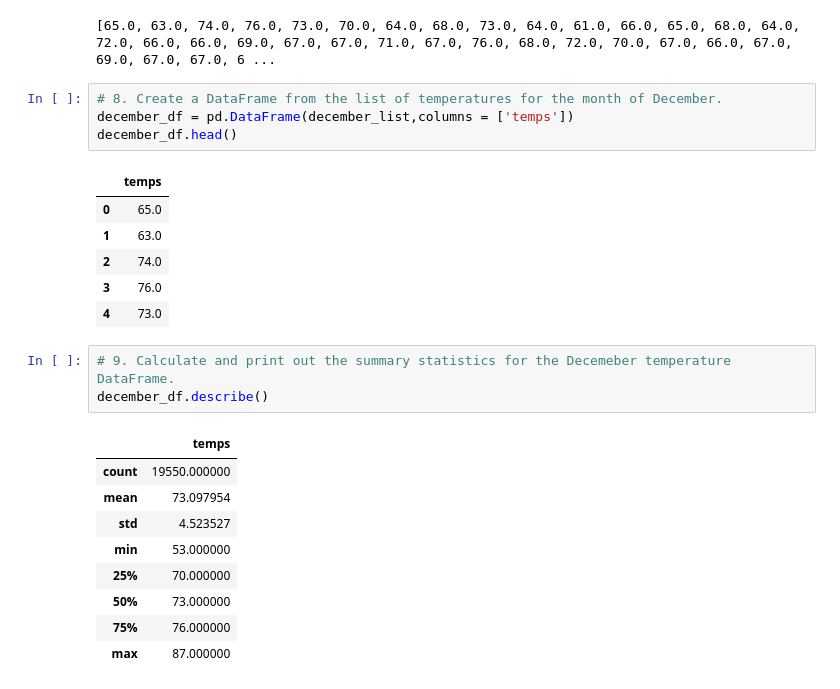
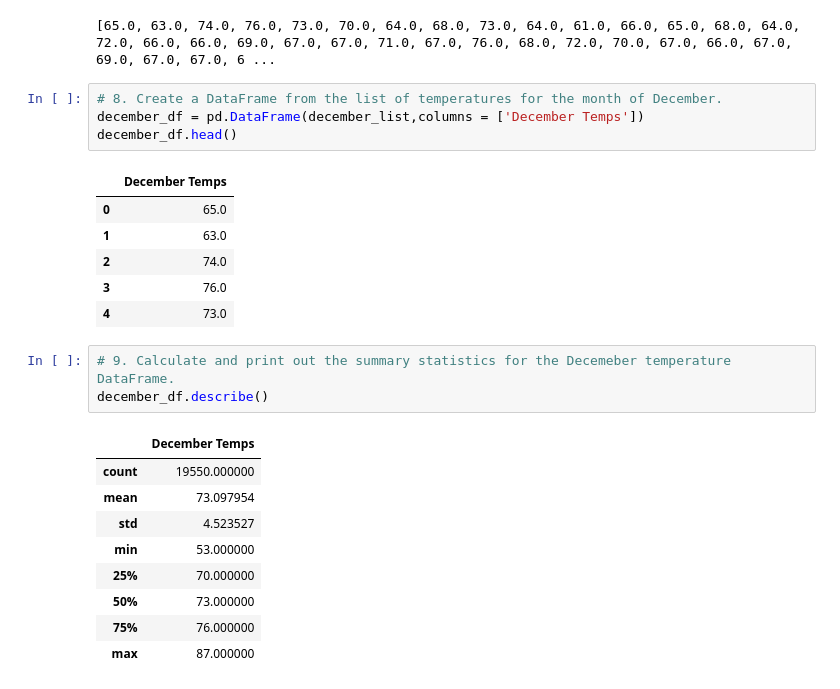
Before and after one commit to RileyCC56/Surfs_Up, a Jupyter notebook: SurfsUp_Challenge.ipynb, the cells around one changed output. Cells and saved outputs as stored; diff of their text form.

```diff
--- a/SurfsUp_Challenge.ipynb
+++ b/SurfsUp_Challenge.ipynb
@@ -80,10 +80,10 @@ print(december_list)
 [65.0, 63.0, 74.0, 76.0, 73.0, 70.0, 64.0, 68.0, 73.0, 64.0, 61.0, 66.0, 65.0, 68.0, 64.0, 72.0, 66.0, 66.0, 69.0, 67.0, 67.0, 71.0, 67.0, 76.0, 68.0, 72.0, 70.0, 67.0, 66.0, 67.0, 69.0, 67.0, 67.0, 6 ...
 # %%
 # 8. Create a DataFrame from the list of temperatures for the month of December.
-december_df = pd.DataFrame(december_list,columns = ['temps'])
+december_df = pd.DataFrame(december_list,columns = ['December Temps'])
 december_df.head()
 # %% [output]
-|  | temps |
+|  | December Temps |
 | 0 | 65.0 |
 | 1 | 63.0 |
 | 2 | 74.0 |
@@ -93,7 +93,7 @@ december_df.head()
 # 9. Calculate and print out the summary statistics for the Decemeber temperature DataFrame.
 december_df.describe()
 # %% [output]
-|  | temps |
+|  | December Temps |
 | count | 19550.000000 |
 | mean | 73.097954 |
 | std | 4.523527 |
```
Also changed, not shown: parts of 2 cells of this notebook.
